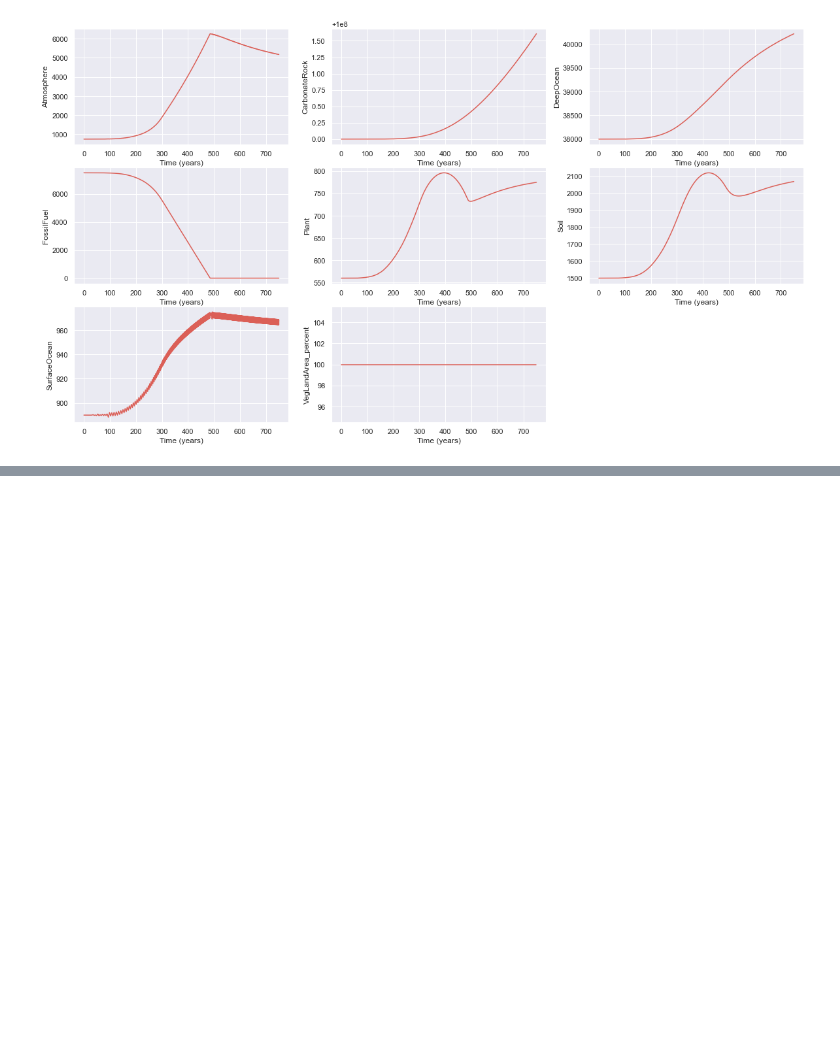
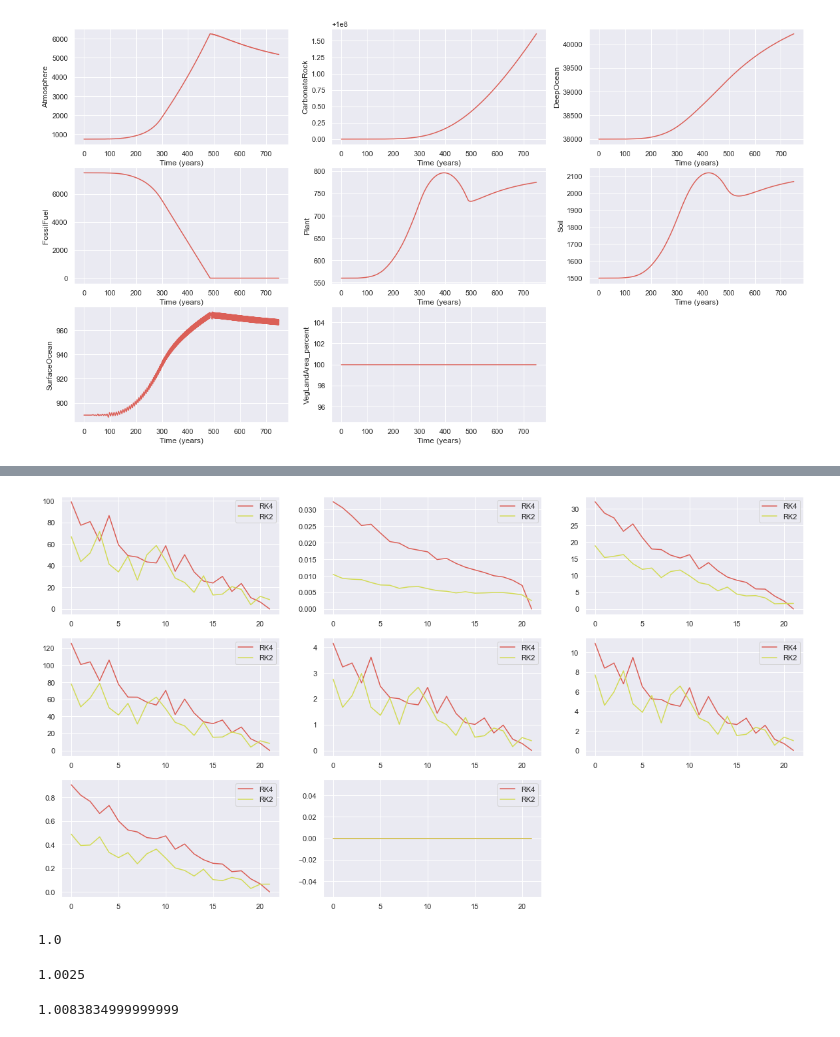
Before and after one commit to littlebuzzybee/MACS205a-Projet, a Jupyter notebook: carbone.ipynb, the cells around one changed output, grey strips where cells are left out. Cells and saved outputs as stored; diff of their text form; code cells hidden in the pictures; blank space fills up the shorter version.

```diff
--- a/carbone.ipynb
+++ b/carbone.ipynb
@@ -311,0 +398,11 @@ model.plot_evolution(model.params)
+# %%
+model.predict("RK4", 0, 750, num=300000)
+ref = model.y
+def errors(x):
+    errors=[]
+    T= int(len(ref[0])/len(x[0]))
+    for i in range(8):
+        temp = ref[i][::T]
+        error= np.linalg.norm(x[i]-temp)
+        errors.append(error)
+    return errors
@@ -311,0 +421,62 @@ model.plot_evolution(model.params)
+# %%
+ERK4=[]
+ERK2=[]
+ERK1=[]
+indices = [3750,4000, 5000,6000,6250,7500,9375,10000,12000,12500,15000,18750,20000,25000,30000,37500,50000,60000,75000,100000,150000,300000]
+for i in indices:
+    model.predict("RK4", 0, 750, num=i)
+    ERK4.append(errors(model.y))
+    model.predict("RK2", 0, 750, num=i)
+    ERK2.append(errors(model.y))
+    model.predict("RK1", 0, 750, num=i)
+    ERK1.append(errors(model.y))
+# %%
+ERK4=np.array(ERK4)
+ERK2=np.array(ERK2)
+ERK1=np.array(ERK1)
+total = 8
+cols = 3
+rows = total // cols
+rows += total % cols
+position = range(1, total+1)
+width = 20
+height = 5 * (1 + ((8-1) // 3))
+figsize = (width, height)
+fig = plt.figure(figsize=figsize)
+for k in range(8):
+    ax = fig.add_subplot(rows, cols, position[k])
+    ax.plot(ERK4[:,k],label="RK4")
+    ax.plot(ERK2[:,k],label="RK2")
+    #ax.plot(ERK1[:,k],label="RK1")
+    plt.legend()
+plt.show()
+# %% [output]
+[figure, added]
+# %%
+def cst_lambda(k, a, b, h_max, q):
+    alpha = 0
+    sum_a = 0
+
+
+    for i in range(q):
+        for j in range(i+1):
+            sum_a += abs(a[i][j])
+        if (alpha<sum_a):
+            alpha = sum_a
+        sum_a = 0
+
+    sum_k = [(alpha*k*h_max)**j for j in range (q)]
+    sum_b = [np.abs(b[j])*np.sum(sum_k[:j+1]) for j in range (q)]
+    return k*np.sum(sum_b)
+
+cst_lambda(1, [[0]], [1], 0.01, 1)
+# %% [output]
+1.0
+# %%
+cst_lambda(1, [[0,0],[0.5,0]], [0.5,0.5], 0.01, 2)
+# %% [output]
+1.0025
+# %%
+cst_lambda(1, [[0,0,0,0],[0.5,0,0,0],[0,0.5,0,0],[0,0,1,0]], [1/6,2/6,2/6,1/6],  0.01, 4)
+# %% [output]
+1.0083834999999999
```
Also changed, not shown: parts of 10 cells of this notebook.
